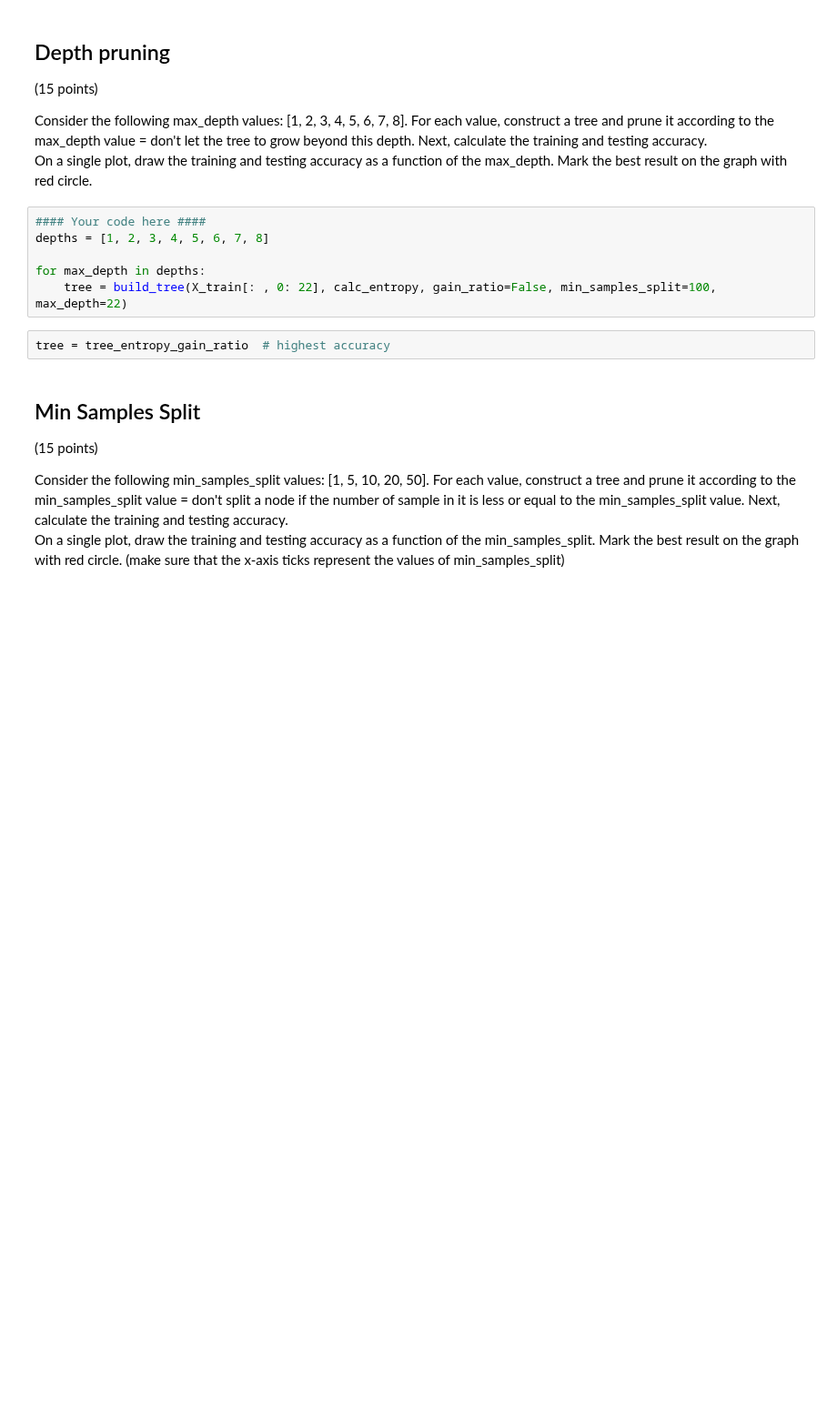
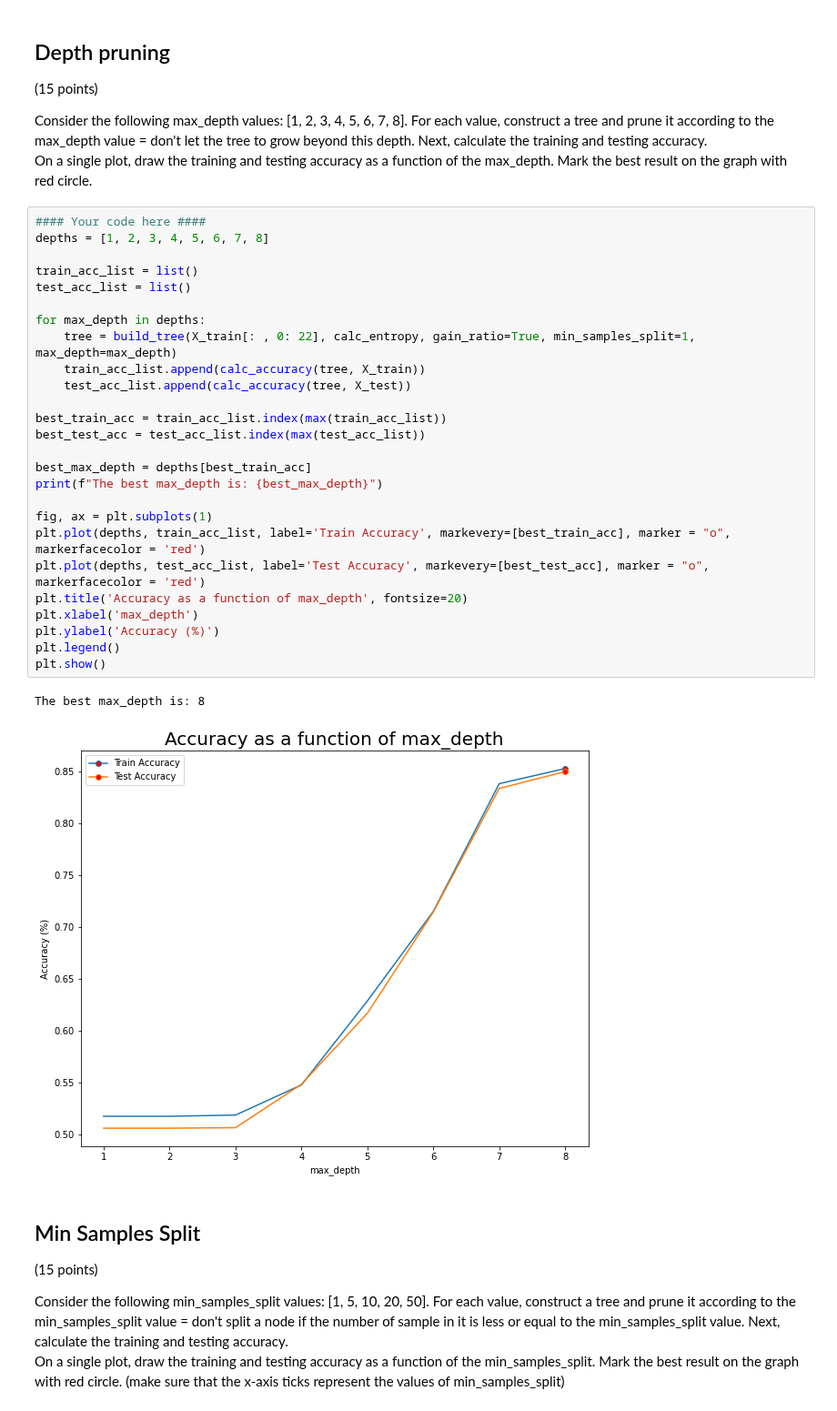
Before and after one commit to EyalMichaeli/IDC_masters, a Jupyter notebook: semester_2/Machine Learning/Exercises/EX2/hw2_207380528_302673355.ipynb, the cells around one changed output. Shown at 91% size. Drawn from its saved outputs; the diff is of its cells as text; blank space fills up the shorter version.

```diff
--- a/semester_2/Machine Learning/Exercises/EX2/hw2_207380528_302673355.ipynb
+++ b/semester_2/Machine Learning/Exercises/EX2/hw2_207380528_302673355.ipynb
@@ -511,14 +512,35 @@ For the tree: tree_entropy_gain_ratio: accuracy for train: 0.9176, accuracy for
 
 Consider the following max_depth values: [1, 2, 3, 4, 5, 6, 7, 8]. For each value, construct a tree and prune it according to the max_depth value = don't let the tree to grow beyond this depth. Next, calculate the training and testing accuracy.<br>
 On a single plot, draw the training and testing accuracy as a function of the max_depth. Mark the best result on the graph with red circle.
-# %%
-#### Your code here ####
-depths = [1, 2, 3, 4, 5, 6, 7, 8]
-
-for max_depth in depths:
-    tree = build_tree(X_train[: , 0: 22], calc_entropy, gain_ratio=False, min_samples_split=100, max_depth=22)
-# %%
-tree = tree_entropy_gain_ratio  # highest accuracy
+# %%
+#### Your code here ####
+depths = [1, 2, 3, 4, 5, 6, 7, 8]
+
+train_acc_list = list()
+test_acc_list = list()
+
+for max_depth in depths:
+    tree = build_tree(X_train[: , 0: 22], calc_entropy, gain_ratio=True, min_samples_split=1, max_depth=max_depth)
+    train_acc_list.append(calc_accuracy(tree, X_train))
+    test_acc_list.append(calc_accuracy(tree, X_test))
+
+best_train_acc = train_acc_list.index(max(train_acc_list))
+best_test_acc = test_acc_list.index(max(test_acc_list))
+
+best_max_depth = depths[best_train_acc]
+print(f"The best max_depth is: {best_max_depth}")
+
+fig, ax = plt.subplots(1)
+plt.plot(depths, train_acc_list, label='Train Accuracy', markevery=[best_train_acc], marker = "o", markerfacecolor = 'red')
+plt.plot(depths, test_acc_list, label='Test Accuracy', markevery=[best_test_acc], marker = "o", markerfacecolor = 'red')
+plt.title('Accuracy as a function of max_depth', fontsize=20)
+plt.xlabel('max_depth')
+plt.ylabel('Accuracy (%)')
+plt.legend()
+plt.show()
+# %% [output]
+The best max_depth is: 8
+[figure, added]
 # %% [markdown]
 ## Min Samples Split
 
```
Also changed, not shown: parts of 16 cells of this notebook.
